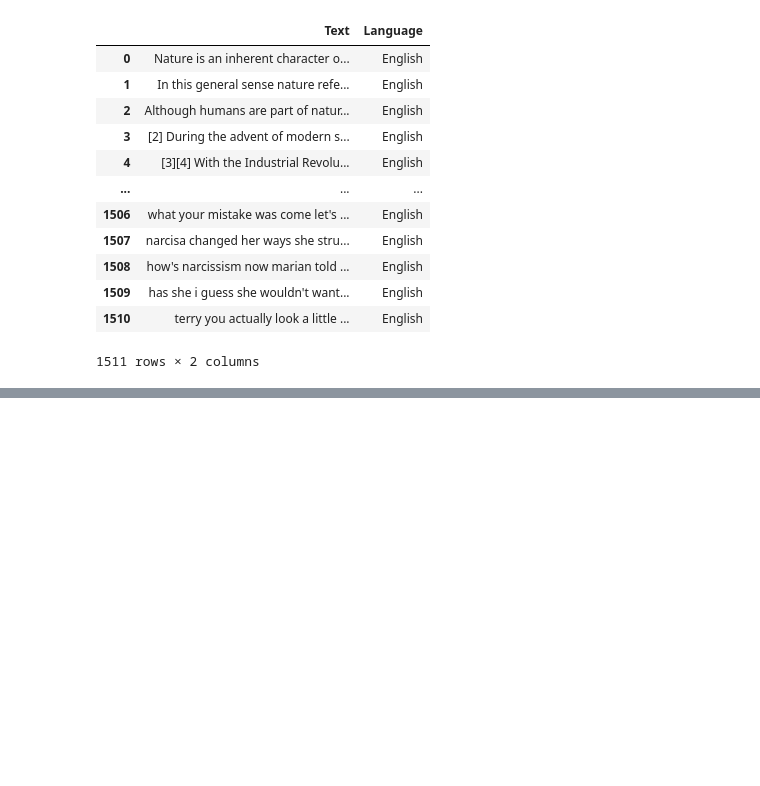
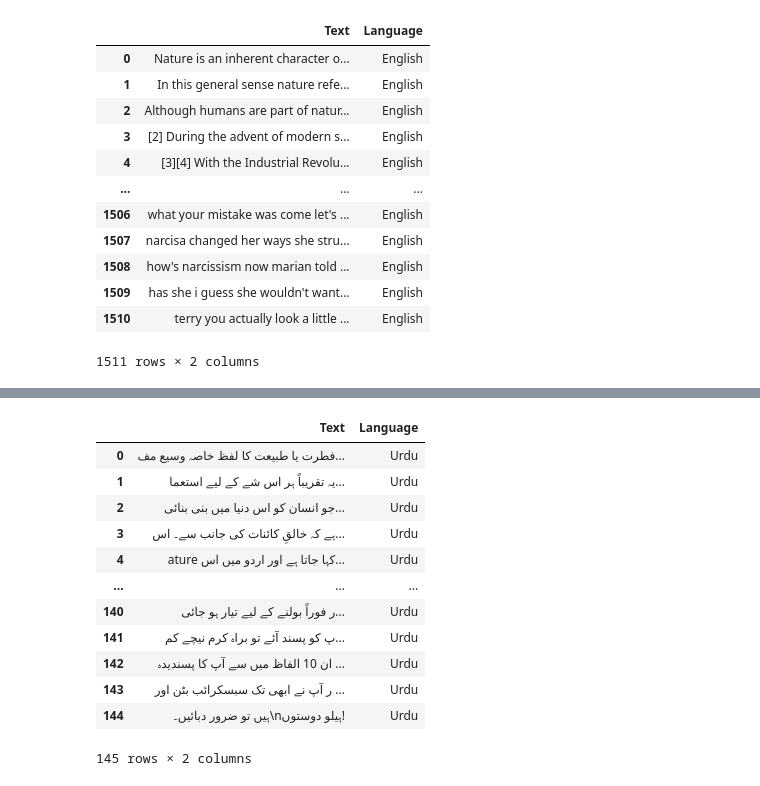
Before and after one commit to danishzulfiqar/Language-Detection-NLP-Model, a Jupyter notebook: Generate_DataSet.ipynb, the cells around one changed output, grey strips where cells are left out. Saved outputs shown, nothing was run; the diff lists cells and outputs as text; code cells hidden in the pictures; blank space fills up the shorter version.

```diff
--- a/Generate_DataSet.ipynb
+++ b/Generate_DataSet.ipynb
@@ -402,0 +427,33 @@ final.reset_index(drop = True, inplace=True)
+# %%
+# Breaking Urdu text into chunks based on a fixed number of characters
+
+urdu_text = final[final['Language'] == 'Urdu']['Text'].values[0]
+
+# set the desired chunk size (number of characters per chunk)
+char_chunk_size = 50  # adjust this value as needed
+
+# create chunks of the Urdu text based on characters
+urdu_char_chunks = [urdu_text[i:i + char_chunk_size] for i in range(0, len(urdu_text), char_chunk_size)]
+
+# create a dataframe from these chunks
+urdu_char_chunks_df = pd.DataFrame({
+    "Text": urdu_char_chunks,
+    "Language": "Urdu"
+})
+
+# display the new dataframe
+urdu_char_chunks_df
+# %% [output]
+|  | Text | Language |
+| 0 | فطرت یا طبیعت کا لفظ خاصہ وسیع مف... | Urdu |
+| 1 | یہ تقریباً ہر اس شے کے لیے استعما... | Urdu |
+| 2 | جو انسان کو اس دنیا میں بنی بنائی... | Urdu |
+| 3 | ہے کہ خالقِ کائنات کی جانب سے۔ اس... | Urdu |
+| 4 | ature کہا جاتا ہے اور اردو میں اس... | Urdu |
+| ... | ... | ... |
+| 140 | ر فوراً بولنے کے لیے تیار ہو جائی... | Urdu |
+| 141 | پ کو پسند آئے تو براہ کرم نیچے کم... | Urdu |
+| 142 | ان 10 الفاظ میں سے آپ کا پسندیدہ ... | Urdu |
+| 143 | ر آپ نے ابھی تک سبسکرائب بٹن اور ... | Urdu |
+| 144 | ہیں تو ضرور دبائیں۔\nہیلو دوستوں! | Urdu |
+145 rows × 2 columns
```
Also changed, not shown: parts of 6 cells of this notebook, 3 other files.
